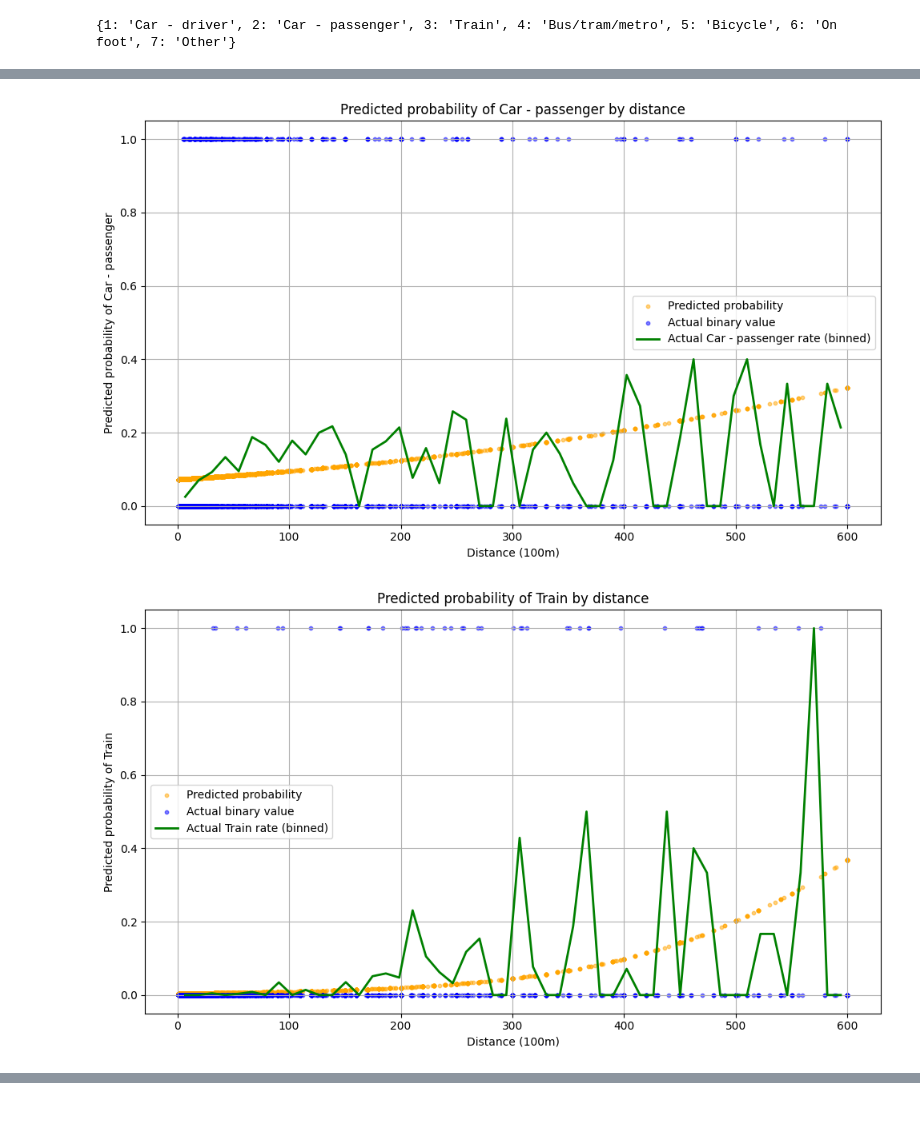
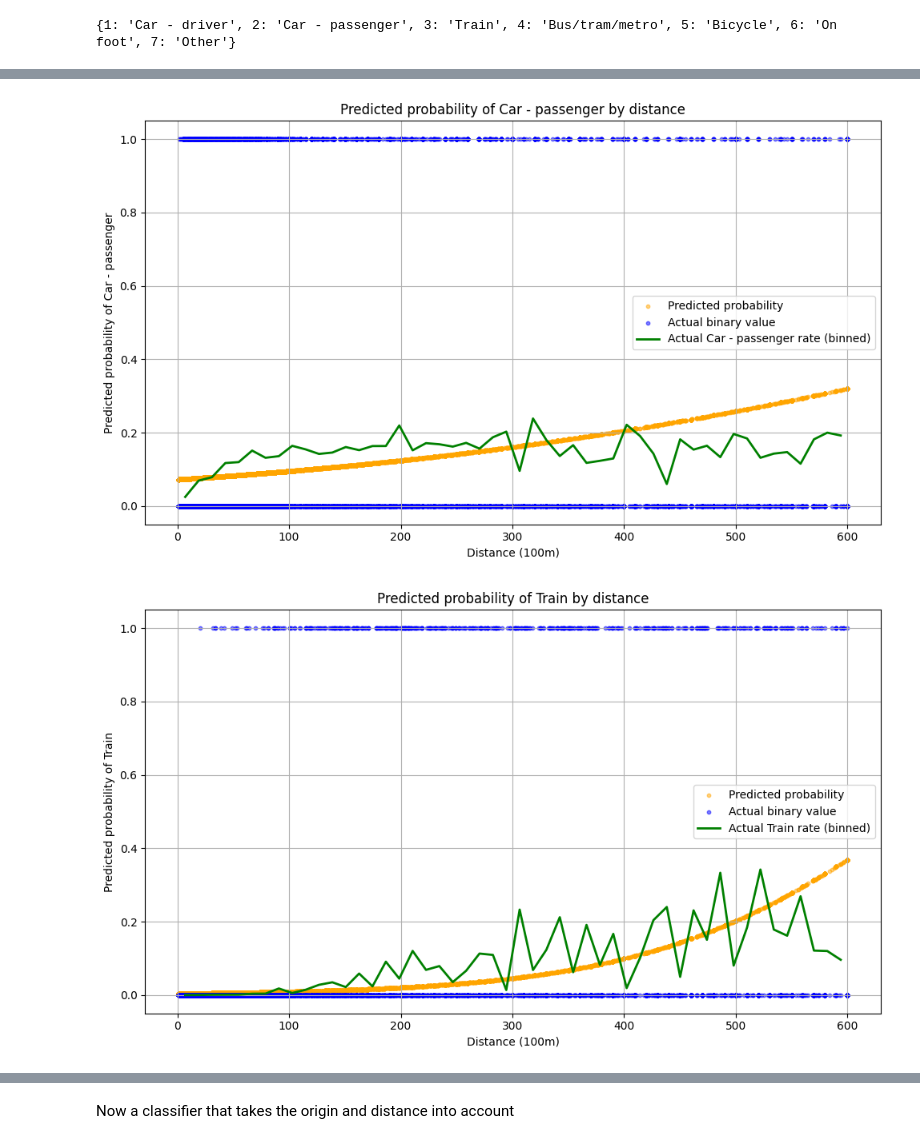
Before and after one commit to FabianScott/Design-of-AI-driven-business-operation, a Jupyter notebook: Topic2/exploration.ipynb, the cells around one changed output, grey strips where cells are left out. Cells and saved outputs as stored; diff of their text form; code cells hidden in the pictures; blank space fills up the shorter version.

```diff
--- a/Topic2/exploration.ipynb
+++ b/Topic2/exploration.ipynb
@@ -33,6 +33,7 @@ max_dist=600 # max distance in 100s of meters
 for transport_mode in transport_modes.keys():
     run_binary_regression(
         df,
+        test_size=0.2,
         transport_mode=transport_mode,
         max_dist=max_dist,
         savename=f"graphics/classification_results/binary_regression_{transport_modes[transport_mode]}_{max_dist}",
@@ -42,2 +43,2 @@ for transport_mode in transport_modes.keys():
-[figure, old version]
+[figure, new version]
-[figure, old version]
+[figure, new version]
@@ -47,0 +49,2 @@ for transport_mode in transport_modes.keys():
+# %% [markdown]
+Now a classifier that takes the origin and distance into account
```
Also changed, not shown: parts of 1 cell of this notebook, 4 other files.
